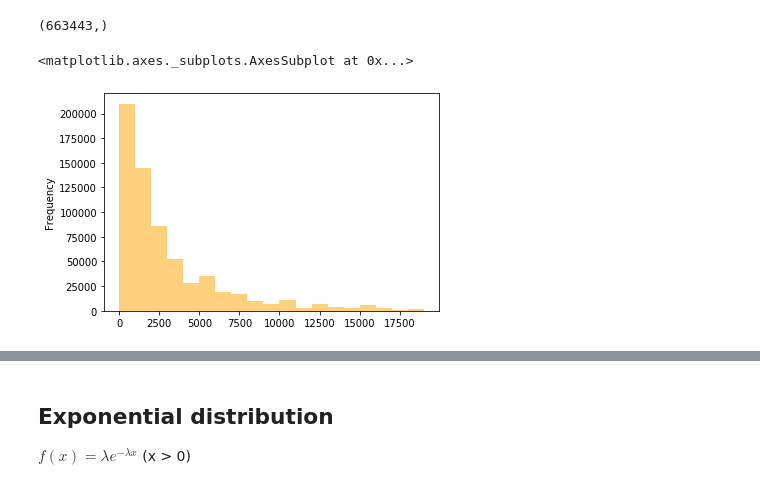
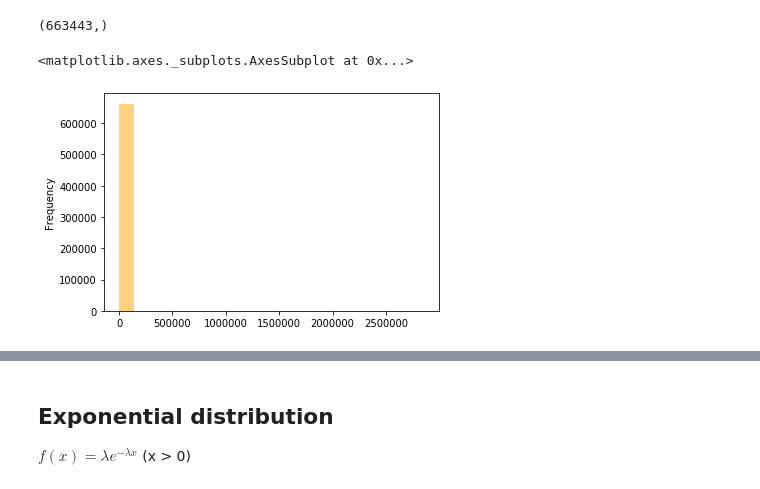
Before and after one commit to Shunling/Insight_HealthDataScience, a Jupyter notebook: Bayesian_Inference.ipynb, the cells around one changed output, grey strips where cells are left out. Cells and saved outputs as stored; diff of their text form; code cells hidden in the pictures.

```diff
--- a/Bayesian_Inference.ipynb
+++ b/Bayesian_Inference.ipynb
@@ -45,7 +47,7 @@ amount.shape
 # %% [output]
 (663443,)
 # %%
-amount.plot.hist(bins=range(0,20000,1000),label='observed',alpha=0.5,color='orange')
+amount.plot.hist(bins=20,label='observed',alpha=0.5,color='orange')
 # %% [output]
 <matplotlib.axes._subplots.AxesSubplot at 0x...>
-[figure, old version]
+[figure, new version]
```
Also changed, not shown: parts of 24 cells of this notebook.
